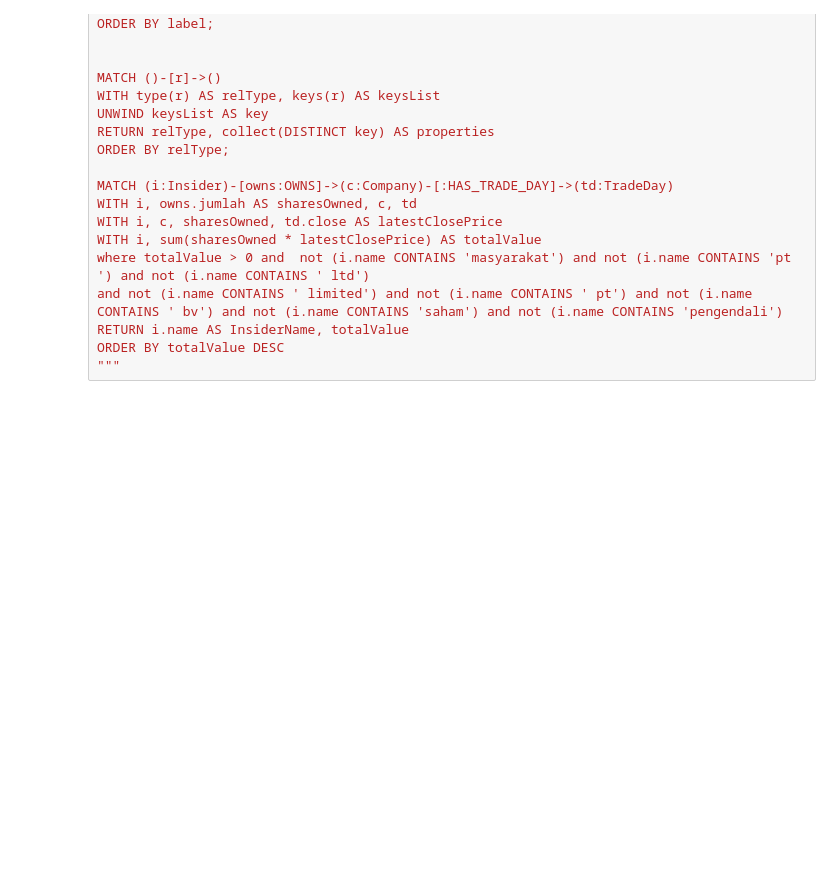
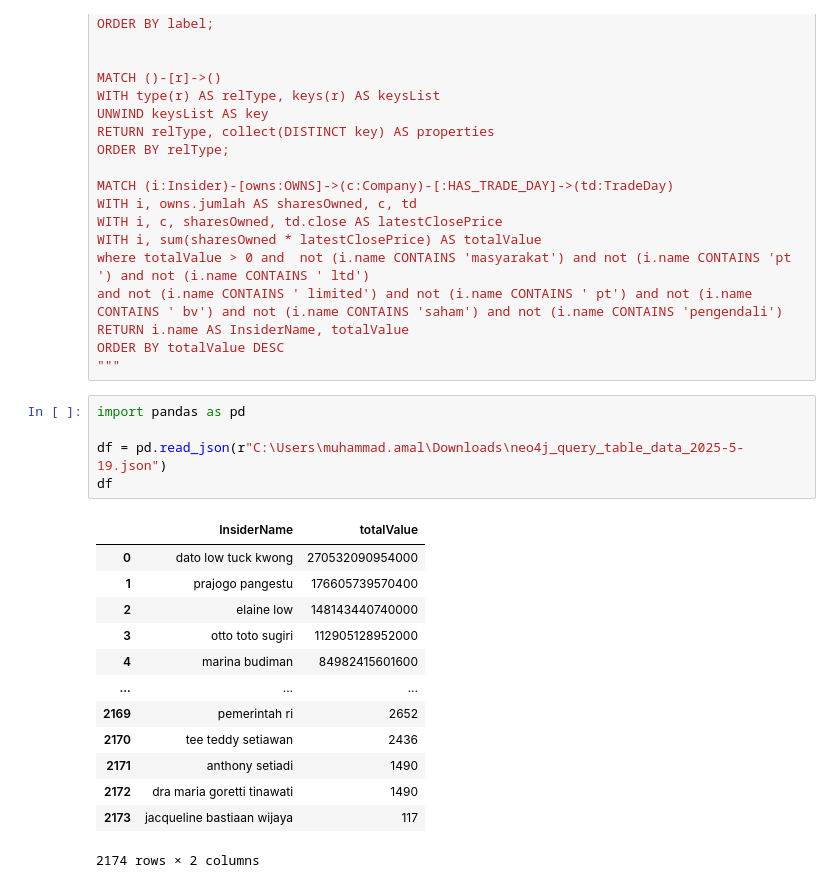
Before and after one commit to nichsedge/idx-bei, a Jupyter notebook: python/main.ipynb, the cells around one changed output. Cells and saved outputs as stored; diff of their text form; blank space fills up the shorter version.

```diff
--- a/python/main.ipynb
+++ b/python/main.ipynb
@@ -699,3 +811,22 @@ and not (i.name CONTAINS ' limited') and not (i.name CONTAINS ' pt') and not (i.
 RETURN i.name AS InsiderName, totalValue
 ORDER BY totalValue DESC
 """
+# %%
+import pandas as pd
+
+df = pd.read_json(r"C:\Users\muhammad.amal\Downloads\neo4j_query_table_data_2025-5-19.json")
+df
+# %% [output]
+|  | InsiderName | totalValue |
+| 0 | dato low tuck kwong | 270532090954000 |
+| 1 | prajogo pangestu | 176605739570400 |
+| 2 | elaine low | 148143440740000 |
+| 3 | otto toto sugiri | 112905128952000 |
+| 4 | marina budiman | 84982415601600 |
+| ... | ... | ... |
+| 2169 | pemerintah ri | 2652 |
+| 2170 | tee teddy setiawan | 2436 |
+| 2171 | anthony setiadi | 1490 |
+| 2172 | dra maria goretti tinawati | 1490 |
+| 2173 | jacqueline bastiaan wijaya | 117 |
+2174 rows × 2 columns
```
Also changed, not shown: parts of 5 cells of this notebook, 3 other files.
